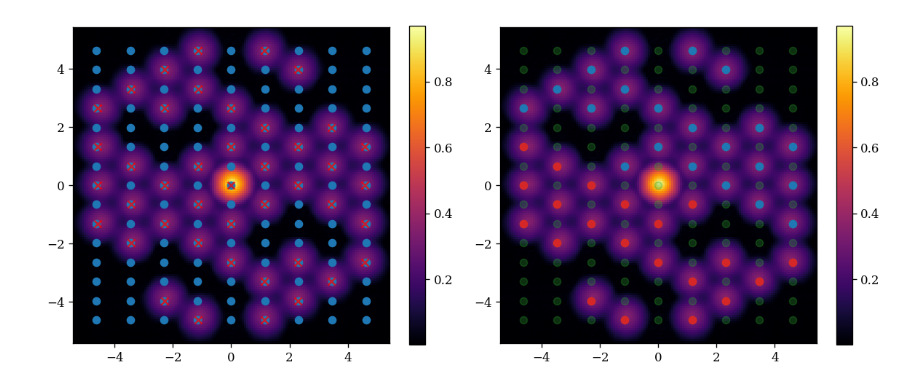
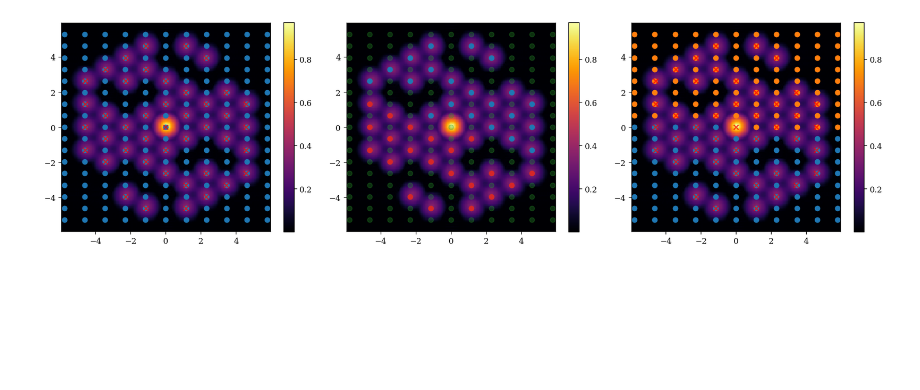
Before and after one commit to LouisDesdoigts/amigo_notebooks, a Jupyter notebook: spline_vis.ipynb, the cells around one changed output. Drawn from its saved outputs; the diff is of its cells as text; code cells hidden in the pictures; blank space fills up the shorter version.

```diff
--- a/spline_vis.ipynb
+++ b/spline_vis.ipynb
@@ -50,7 +50,7 @@ for file in _files:
 
 # fnames = [f["PRIMARY"].header["filename"] for f in files]
 
-# files = files[:1]
+files = files[:1]
 
 print(f"\n{len(files)}")
 summarise_files(
@@ -198,7 +200,8 @@ padded = vmap(lambda x: dlu.resize(x, uv_pad * psfs.shape[-1]))(psfs)
 npix_in = padded.shape[-1]
 
 # Crop the splodges
-npix_out = 146
+# npix_out = 156
+npix_out = 160
 full_splodges = vmap(to_uv)(padded).sum(0)
 splodges = np.abs(dlu.resize(full_splodges, npix_out))
 
@@ -325,24 +285,56 @@ print(f"{nx * ny} control points\t{4 * nx * ny} parameters")
 # %%
-plt.figure(figsize=(10, 8))
+coords = np.array(np.meshgrid(xs, ys))
+flat_coords = coords.reshape(2, -1).T
+flat_coords = np.round(flat_coords, decimals=3)
+
+
+matches = []
+for i in range(len(flat_coords)):
+    # for i in range(2):
+    c1 = flat_coords[i]
+    for j in range(len(flat_coords)):
+        c2 = flat_coords[j]
+        if (c1 == -c2).all():
+            matches.append((i, j))
+
+matches = np.array(matches)
+
+xs_in = []
+inv_xs = []
+ys_in = []
+inv_ys = []
+for i in range(len(matches) // 2):
+    j, k = matches[i]
+    xs_in.append(flat_coords[j, 0])
+    inv_xs.append(flat_coords[k, 0])
+    ys_in.append(flat_coords[j, 1])
+    inv_ys.append(flat_coords[k, 1])
+
+
+plt.figure(figsize=(15, 4))
 ext = u_coords.max()
 
-plt.subplot(2, 2, 1)
+plt.subplot(1, 3, 1)
 plt.scatter(*np.meshgrid(xs, ys))
 plt.scatter(bls[0], bls[1], alpha=0.75, marker="x", c="r")
 plt.imshow(splodges**0.5, extent=(-ext, ext, -ext, ext), cmap=inferno)
 plt.colorbar()
 
-plt.subplot(2, 2, 2)
-plt.scatter(*np.meshgrid(xs, ys), alpha=0.3, c='tab:green')
-# _xs, _ys = np.meshgrid(xs, ys)
-# plt.scatter(_xs[*np.triu_indices(len(_xs), 1)], _ys[*np.triu_indices(len(_ys), 1)])
-# plt.scatter(bls[0], bls[1], alpha=1, marker="x", c="r")
-plt.scatter(bls_pts[0], -bls_pts[1], c='tab:blue')
-plt.scatter(-bls_pts[0], bls_pts[1], c='tab:red')
+plt.subplot(1, 3, 2)
+plt.scatter(*np.meshgrid(xs, ys), alpha=0.3, c="tab:green")
+plt.scatter(bls_pts[0], -bls_pts[1], c="tab:blue")
+plt.scatter(-bls_pts[0], bls_pts[1], c="tab:red")
+plt.imshow(splodges**0.5, extent=(-ext, ext, -ext, ext), cmap=inferno)
+plt.colorbar()
+
+plt.subplot(1, 3, 3)
+plt.scatter(xs_in, ys_in)
+plt.scatter(inv_xs, inv_ys)
+plt.scatter(bls[0], bls[1], alpha=0.75, marker="x", c="r")
 plt.imshow(splodges**0.5, extent=(-ext, ext, -ext, ext), cmap=inferno)
 plt.colorbar()
 
 plt.tight_layout()
 plt.show()
 # %% [output]
-[figure, old version]
+[figure, new version]
```
Also changed, not shown: parts of 8 cells of this notebook.
